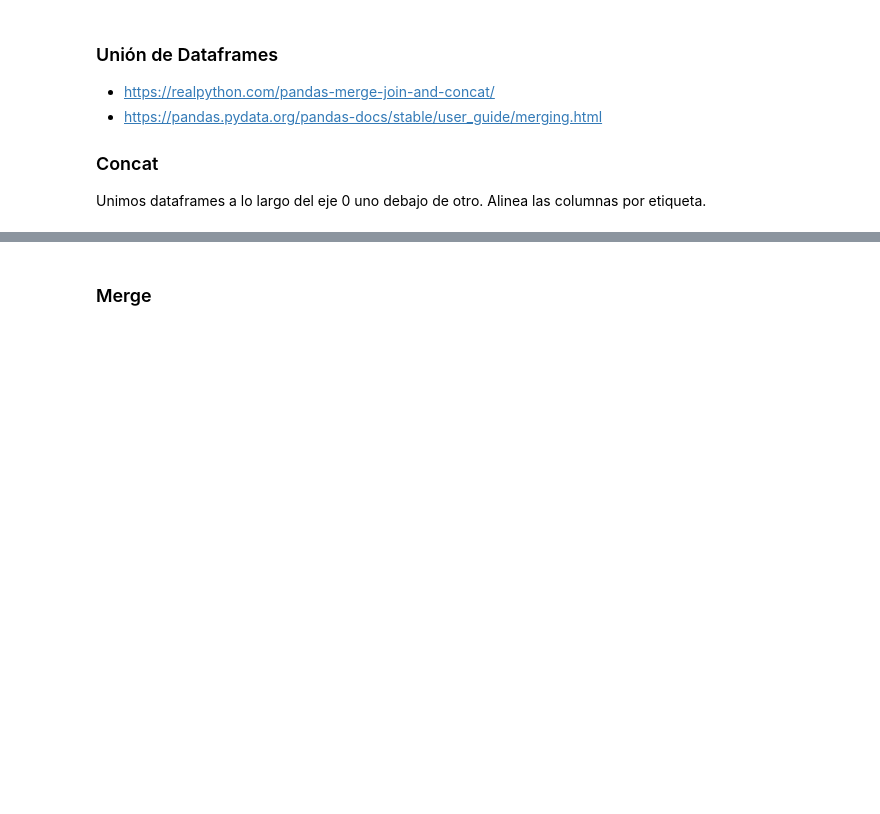
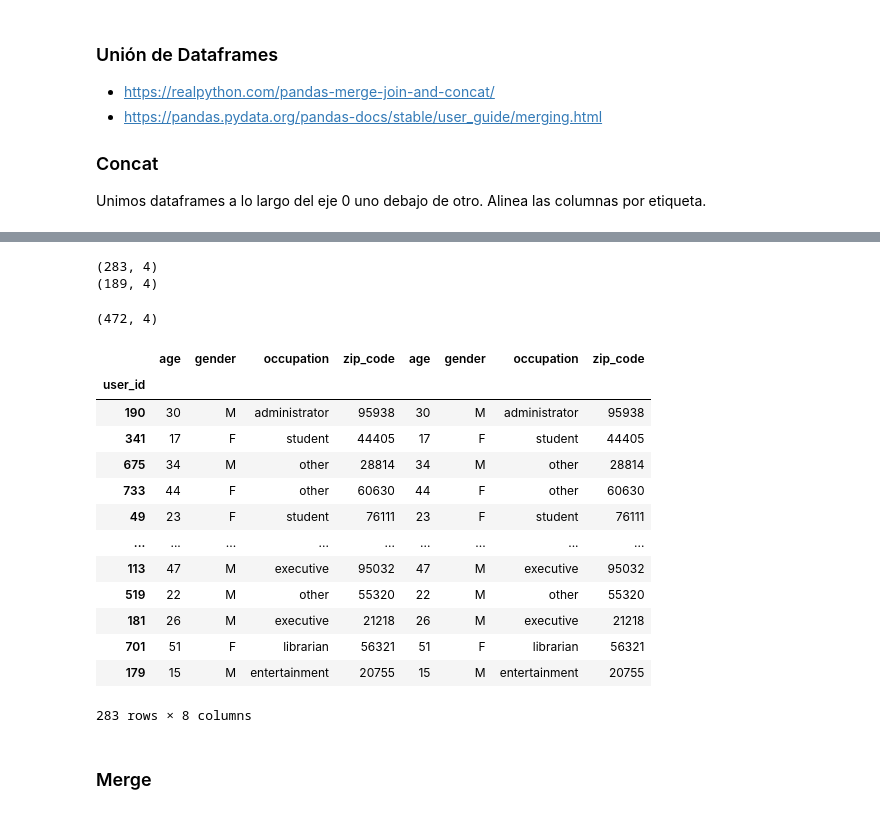
Before and after one commit to Ironhack-Data-Madrid-Octubre-2021/apuntes_clase, a Jupyter notebook: semana_02/3-pandas.ipynb, the cells around one changed output, grey strips where cells are left out. Drawn from its saved outputs; the diff is of its cells as text; code cells hidden in the pictures; blank space fills up the shorter version.

Commit message:
pandas_concat_+_fantasía_🌈

```diff
--- a/semana_02/3-pandas.ipynb
+++ b/semana_02/3-pandas.ipynb
@@ -1946,0 +1957,3 @@ df = pd.read_csv('https://raw.githubusercontent.com/justmarkham/DAT8/master/data
+# %%
+uno = df.sample(frac=0.3)
+otro = df.sample(frac=0.2)
@@ -1946,0 +1980,6 @@ df = pd.read_csv('https://raw.githubusercontent.com/justmarkham/DAT8/master/data
+# %%
+print(uno.shape)
+print(otro.shape)
+# %% [output]
+(283, 4)
+(189, 4)
@@ -1947,5 +1988,28 @@ df = pd.read_csv('https://raw.githubusercontent.com/justmarkham/DAT8/master/data
+# %%
+concatenado.shape
+# %% [output]
+(472, 4)
 # %%
 # Podemos concatenar uno al lado del otro pero tienen que tener el mismo número de filas
+# %%
+concat_horizontal = pd.concat([uno,uno], axis=1)
+# %%
+concat_horizontal
+# %% [output]
+|  | age | gender | occupation | zip_code | age | gender | occupation | zip_code |
+| user_id |  |  |  |  |  |  |  |  |
+| 190 | 30 | M | administrator | 95938 | 30 | M | administrator | 95938 |
+| 341 | 17 | F | student | 44405 | 17 | F | student | 44405 |
+| 675 | 34 | M | other | 28814 | 34 | M | other | 28814 |
+| 733 | 44 | F | other | 60630 | 44 | F | other | 60630 |
+| 49 | 23 | F | student | 76111 | 23 | F | student | 76111 |
+| ... | ... | ... | ... | ... | ... | ... | ... | ... |
+| 113 | 47 | M | executive | 95032 | 47 | M | executive | 95032 |
+| 519 | 22 | M | other | 55320 | 22 | M | other | 55320 |
+| 181 | 26 | M | executive | 21218 | 26 | M | executive | 21218 |
+| 701 | 51 | F | librarian | 56321 | 51 | F | librarian | 56321 |
+| 179 | 15 | M | entertainment | 20755 | 15 | M | entertainment | 20755 |
+283 rows × 8 columns
 # %% [markdown]
 ### Merge
 # %% [markdown]
```
Also changed, not shown: parts of 28 cells of this notebook, 1 other file.
